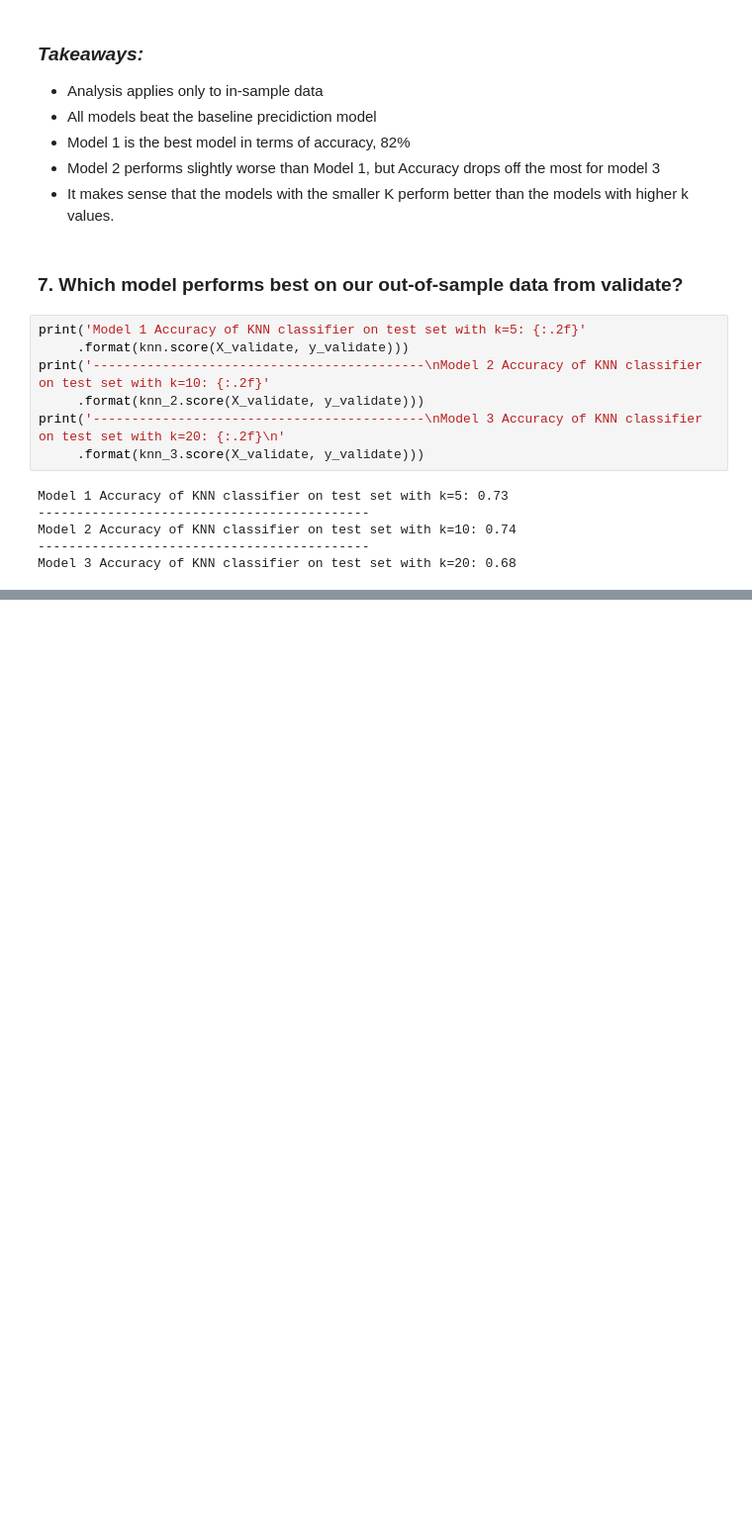
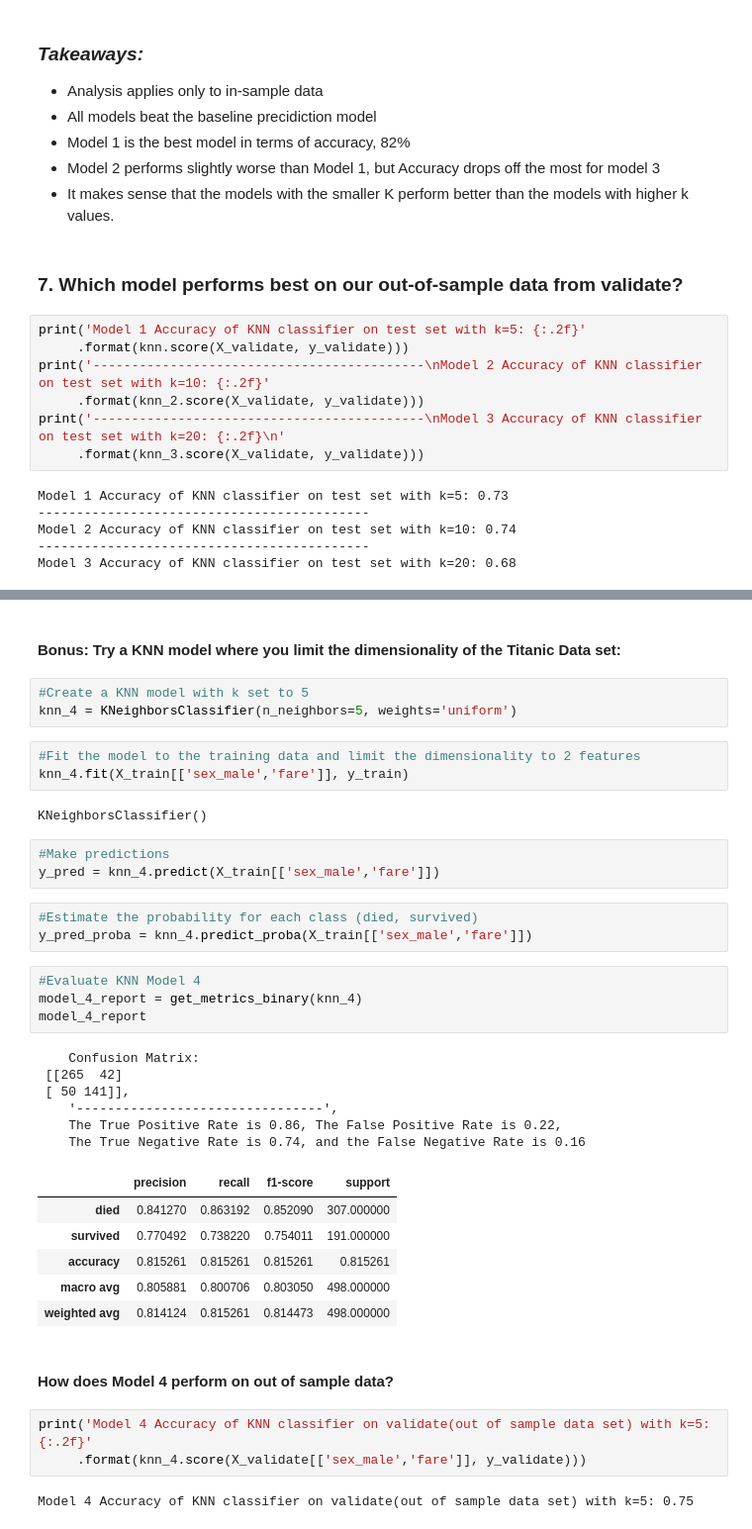
Before and after one commit to justin-m-sullivan/classification-exercises, a Jupyter notebook: model.ipynb, the cells around one changed output, grey strips where cells are left out. Shown at 99% size. Drawn from its saved outputs; the diff is of its cells as text; blank space fills up the shorter version.

Commit message:
commenting code and updating KNN exercises with a bonus model

```diff
--- a/model.ipynb
+++ b/model.ipynb
@@ -855,0 +856,40 @@ Model 3 Accuracy of KNN classifier on test set with k=20: 0.68
+# %% [markdown]
+#### Bonus: Try a KNN model where you limit the dimensionality of the Titanic Data set:
+# %%
+#Create a KNN model with k set to 5
+knn_4 = KNeighborsClassifier(n_neighbors=5, weights='uniform')
+# %%
+#Fit the model to the training data and limit the dimensionality to 2 features
+knn_4.fit(X_train[['sex_male','fare']], y_train)
+# %% [output]
+KNeighborsClassifier()
+# %%
+#Make predictions
+y_pred = knn_4.predict(X_train[['sex_male','fare']])
+# %%
+#Estimate the probability for each class (died, survived)
+y_pred_proba = knn_4.predict_proba(X_train[['sex_male','fare']])
+# %%
+#Evaluate KNN Model 4
+model_4_report = get_metrics_binary(knn_4)
+model_4_report
+# %% [output]
+    Confusion Matrix:
+ [[265  42]
+ [ 50 141]],
+    '--------------------------------',
+    The True Positive Rate is 0.86, The False Positive Rate is 0.22,
+    The True Negative Rate is 0.74, and the False Negative Rate is 0.16
+|  | precision | recall | f1-score | support |
+| died | 0.841270 | 0.863192 | 0.852090 | 307.000000 |
+| survived | 0.770492 | 0.738220 | 0.754011 | 191.000000 |
+| accuracy | 0.815261 | 0.815261 | 0.815261 | 0.815261 |
+| macro avg | 0.805881 | 0.800706 | 0.803050 | 498.000000 |
+| weighted avg | 0.814124 | 0.815261 | 0.814473 | 498.000000 |
+# %% [markdown]
+#### How does Model 4 perform on out of sample data?
+# %%
+print('Model 4 Accuracy of KNN classifier on validate(out of sample data set) with k=5: {:.2f}'
+     .format(knn_4.score(X_validate[['sex_male','fare']], y_validate)))
+# %% [output]
+Model 4 Accuracy of KNN classifier on validate(out of sample data set) with k=5: 0.75
```
Also changed, not shown: parts of 7 cells of this notebook.
